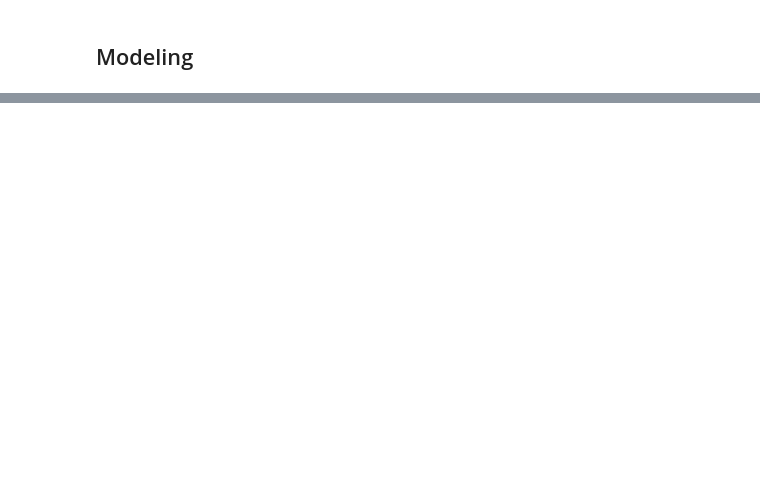
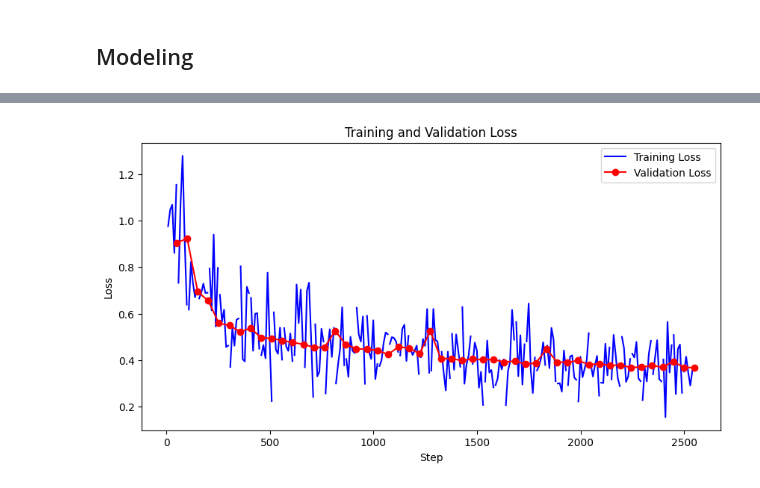
Before and after one commit to Djtrainer/cancer_research, a Jupyter notebook: notebooks/mdm2_breaker.ipynb, the cells around one changed output, grey strips where cells are left out. Drawn from its saved outputs; the diff is of its cells as text; code cells hidden in the pictures; blank space fills up the shorter version.

```diff
--- a/notebooks/mdm2_breaker.ipynb
+++ b/notebooks/mdm2_breaker.ipynb
@@ -676,0 +693,15 @@ the value of the `num_workers` argument` to `num_workers=7` in the `DataLoader`
+# %%
+import pandas as pd
+import matplotlib.pyplot as plt
+# read the training logs
+df = pd.read_csv("lightning_logs/version_37/metrics.csv")
+fix, ax = plt.subplots(figsize=(10, 5))
+df.plot(x="step", y="train_loss", title="Training Loss", ax=ax, label="Training Loss", color="blue", legend=True, style="-",)
+df.dropna(subset=["val_loss"]).plot(x="step", y="val_loss", title="Validation Loss", ax=ax, label="Validation Loss", color="red", legend=True, style="-o")
+ax.set_xlabel("Step")
+ax.set_ylabel("Loss")
+ax.set_title("Training and Validation Loss")
+ax.legend()
+plt.show()
+# %% [output]
+[figure, added]
```
Also changed, not shown: parts of 15 cells of this notebook, 3 other files.
